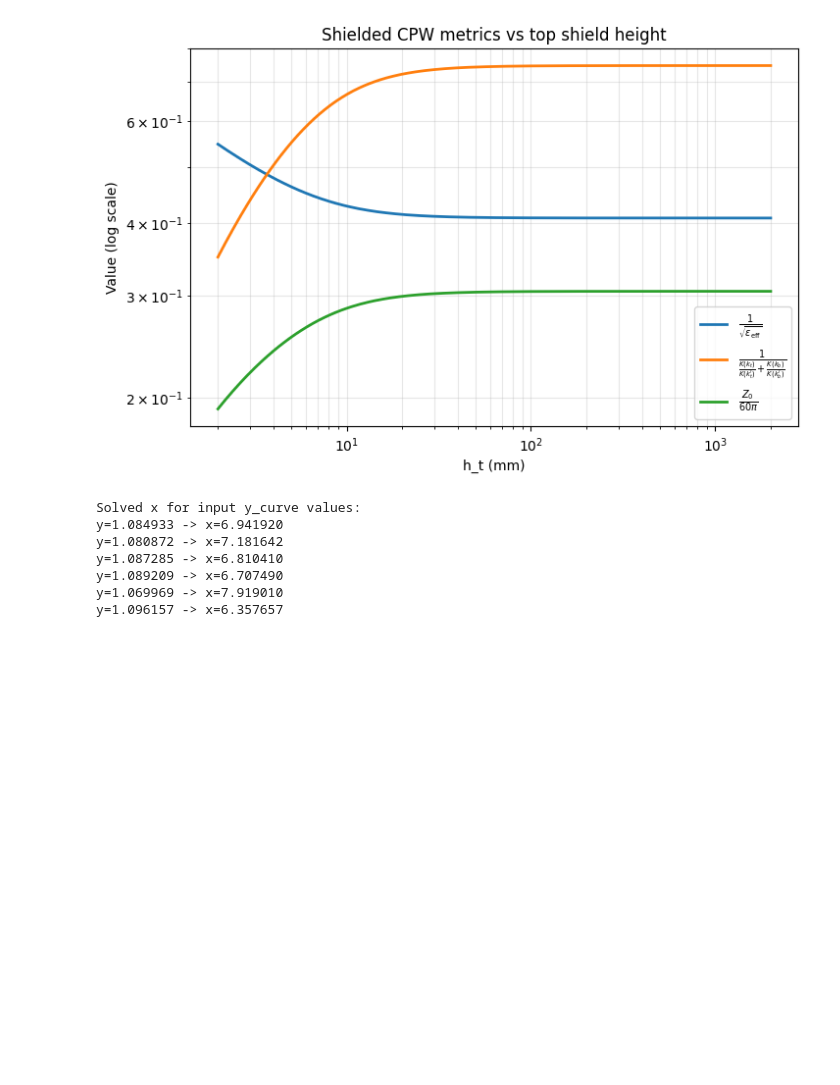
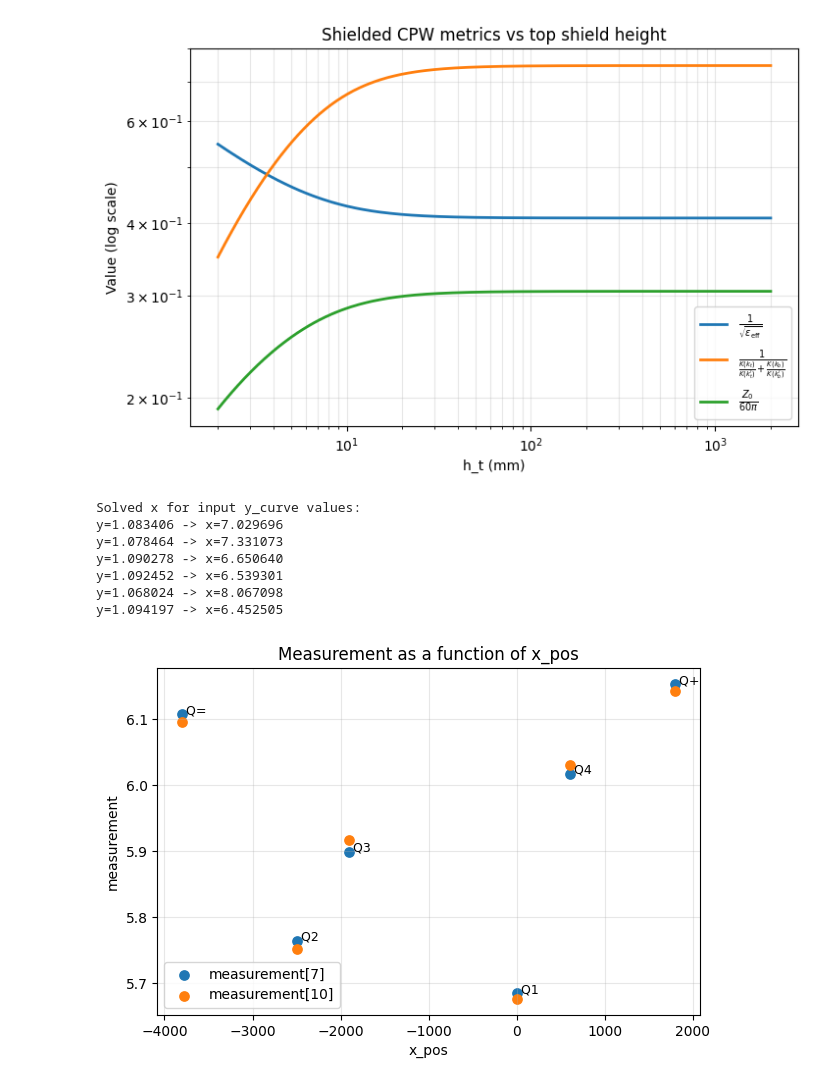
Before and after one commit to shiau109/scqat, a Jupyter notebook: temp/CPW_impedance.ipynb, the cells around one changed output. Cells and saved outputs as stored; diff of their text form; code cells hidden in the pictures; blank space fills up the shorter version.

```diff
--- a/temp/CPW_impedance.ipynb
+++ b/temp/CPW_impedance.ipynb
@@ -357,9 +357,20 @@ plt.show()
 [figure]
 # %%
 # Input target values of normalized effective dielectric constant (y_curve)
-y_targets = [1.0150, 1.0112, 1.0172, 1.019, 1.001, 1.0255]
+simulation = np.array([5.6,5.7,5.8,5.9,6.1,6.0])
+
+# measurement = np.array([5.6,5.7,5.8,5.9,6.1,6.0])
+
+measurement = {
+    "7": np.array([5.685,5.764,5.899,6.017,6.107,6.153]),
+    "10": np.array([5.676,5.751,5.916,6.03,6.095,6.142]),
+}
+
+# y_targets = [1.0150, 1.0112, 1.0172, 1.019, 1.001, 1.0255]
 ref = 1.0689  # reference value to scale y_targets back to the original range of y_curve
-y_targets = np.array([float(v) for v in y_targets], dtype=float) * ref
+
+y_targets = measurement["10"] / simulation*ref
+# y_targets = np.array([float(v) for v in y_targets], dtype=float) * ref
 
 # Build monotonic arrays for interpolation y -> x
 x_for_interp = h_t_sweep_mm[::-1]
@@ -371,10 +382,10 @@ if np.any(y_targets < y_min) or np.any(y_targets > y_max):
         f"All y_targets must be within [{y_min:.6f}, {y_max:.6f}] for this sweep."
     )
 
-x_from_y = np.interp(y_targets, y_for_interp, x_for_interp)
+h_from_f = np.interp(y_targets, y_for_interp, x_for_interp)
 
 print("Solved x for input y_curve values:")
-for y_in, x_out in zip(y_targets, x_from_y):
+for y_in, x_out in zip(y_targets, h_from_f):
     print(f"y={y_in:.6f} -> x={x_out:.6f}")
 
 label = ["Q1", "Q2", "Q3", "Q4", "Q=", "Q+"]
@@ -382,9 +393,36 @@ x_pos = [ 0, -2500, -2500+600,     0+ 600, -2500-1300, +1800]
 y_pos = [ 0,     0, -1700    , -1700     , 700       ,    +0]
 # %% [output]
 Solved x for input y_curve values:
-y=1.084933 -> x=6.941920
-y=1.080872 -> x=7.181642
-y=1.087285 -> x=6.810410
-y=1.089209 -> x=6.707490
-y=1.069969 -> x=7.919010
-y=1.096157 -> x=6.357657
+y=1.083406 -> x=7.029696
+y=1.078464 -> x=7.331073
+y=1.090278 -> x=6.650640
+y=1.092452 -> x=6.539301
+y=1.068024 -> x=8.067098
+y=1.094197 -> x=6.452505
+# %%
+# Plot measurement as a function of x_pos for each measurement key
+if "measurement" not in globals() or "x_pos" not in globals():
+    raise ValueError("Please run the previous cell that defines measurement and x_pos first.")
+
+x_vals = np.asarray(x_pos, dtype=float)
+
+fig, ax = plt.subplots(figsize=(7, 4.5))
+for key in sorted(measurement.keys(), key=float):
+    y_vals = np.asarray(measurement[key], dtype=float)
+    if y_vals.size != x_vals.size:
+        raise ValueError(f"Length mismatch for measurement[{key!r}]: len(x_pos)={x_vals.size}, len(values)={y_vals.size}")
+    ax.scatter(x_vals, y_vals, s=45, label=f"measurement[{key}]")
+
+if "label" in globals() and len(label) == x_vals.size:
+    reference_vals = np.asarray(measurement[sorted(measurement.keys(), key=float)[0]], dtype=float)
+    for x_i, y_i, lbl in zip(x_vals, reference_vals, label):
+        ax.text(x_i, y_i, f" {lbl}", fontsize=9)
+
+ax.set_xlabel("x_pos")
+ax.set_ylabel("measurement")
+ax.set_title("Measurement as a function of x_pos")
+ax.grid(True, alpha=0.3)
+ax.legend()
+plt.show()
+# %% [output]
+[figure, added]
```
Also changed, not shown: parts of 9 cells of this notebook, 12 other files.
